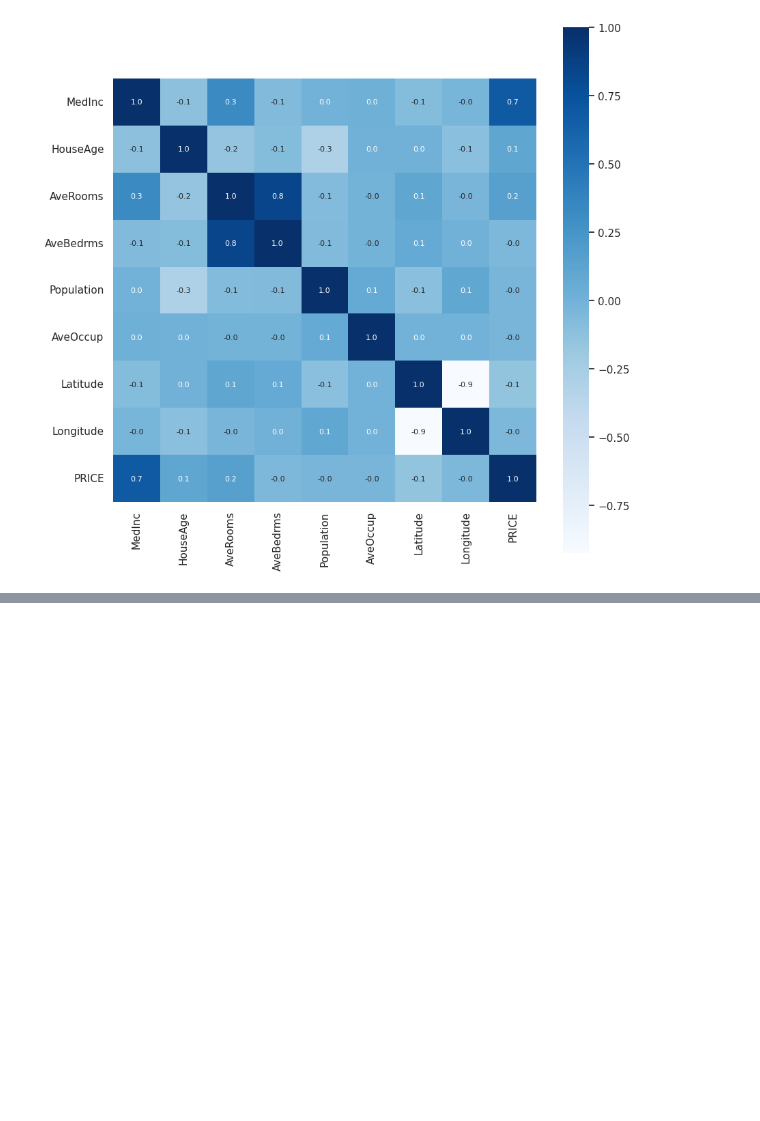
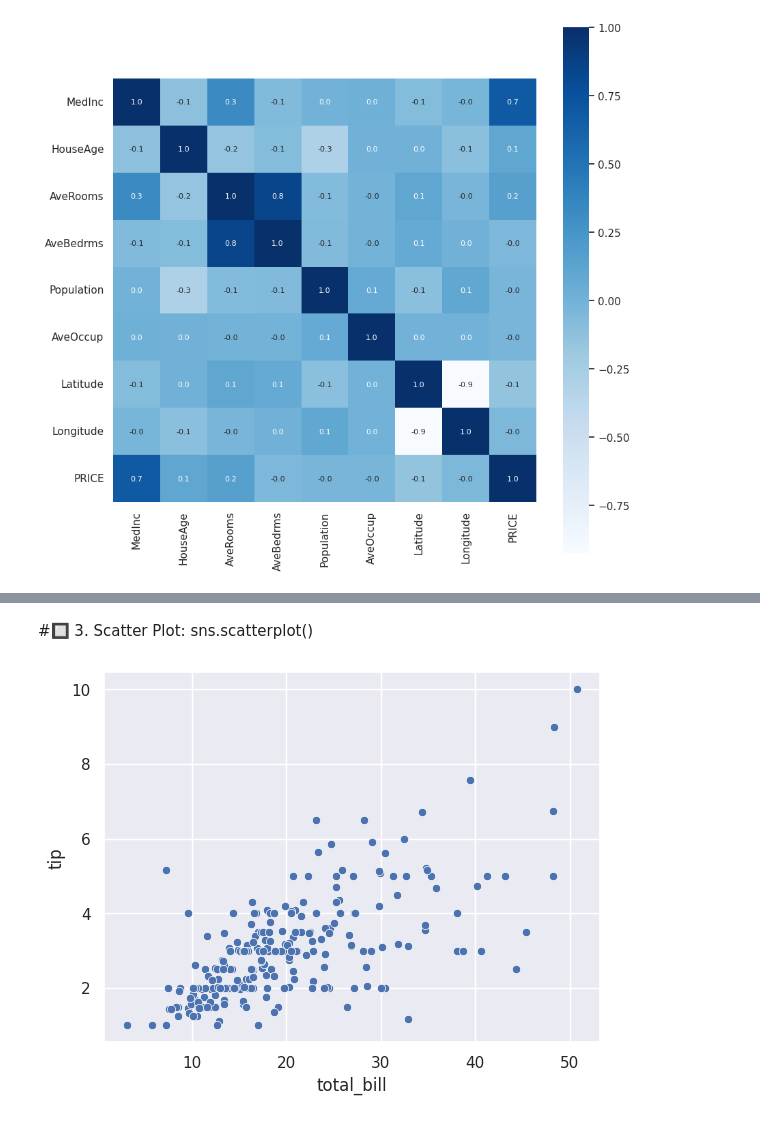
Before and after one commit to RaunakRaj2081/python_Language, a Jupyter notebook: 11_Seaborn_Tutorial_in_Python.ipynb, the cells around one changed output, grey strips where cells are left out. Drawn from its saved outputs; the diff is of its cells as text; code cells hidden in the pictures; blank space fills up the shorter version.

```diff
--- a/11_Seaborn_Tutorial_in_Python.ipynb
+++ b/11_Seaborn_Tutorial_in_Python.ipynb
@@ -162,0 +286,8 @@ sns.heatmap(correlation , cbar=True, square=True, fmt='.1f', annot=True, annot_k
+# %% [markdown]
+#🔲 3. Scatter Plot: sns.scatterplot()
+# %%
+sns.scatterplot(data=df, x='total_bill', y='tip')
+plt.show()
+#Shows the relationship between total_bill and tip.
+# %% [output]
+[figure, added]
```
Also changed, not shown: parts of 22 cells of this notebook.
